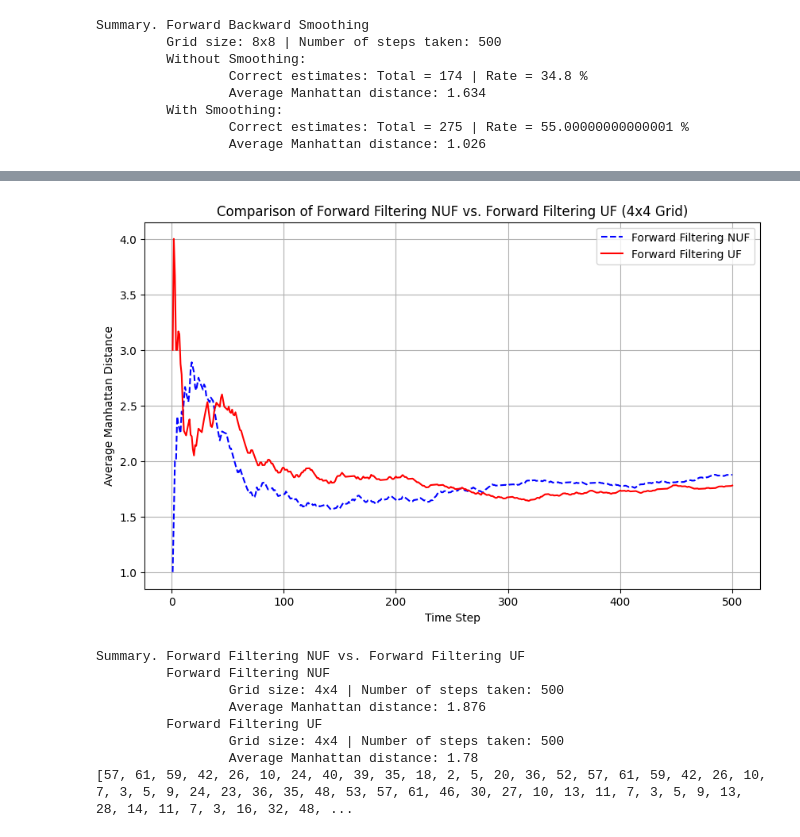
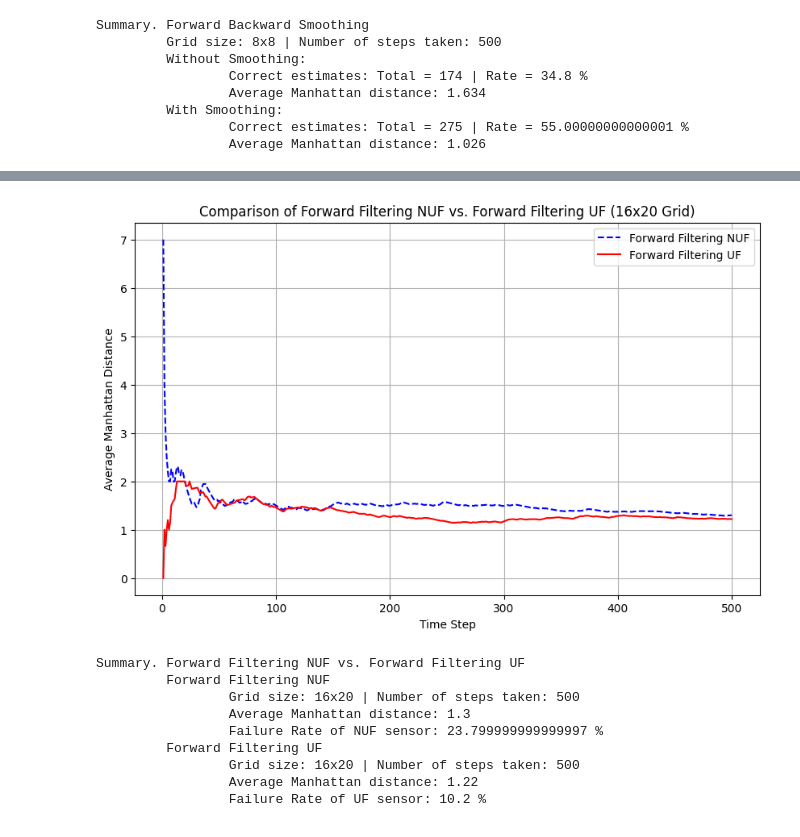
Before and after one commit to rom-va/Assignment2_HMM, a Jupyter notebook: TaskPart2_InstructionsAndCodeSkeleton.ipynb, the cells around one changed output, grey strips where cells are left out. Saved outputs shown, nothing was run; the diff lists cells and outputs as text; code cells hidden in the pictures.

Commit message:
Final changes to plots.

```diff
--- a/TaskPart2_InstructionsAndCodeSkeleton.ipynb
+++ b/TaskPart2_InstructionsAndCodeSkeleton.ipynb
@@ -405,10 +524,11 @@ Summary. Forward Filtering vs. Sensor
 # %%
-# Forward Filtering with NUF against Forward Filtering with UF (on 4x4)
+# Forward Filtering with NUF against Forward Filtering with UF (on 16x20)
 number_steps = 500
 
 # Set up: Models
-grid_size = 4
-sm = StateModel(grid_size, grid_size)
+grid_size_m = 16
+grid_size_n = 20
+sm = StateModel(grid_size_m, grid_size_n)
 tm = TransitionModel(sm)
 om_NUF = ObservationModel_NUF.ObservationModel(sm)
 om_UF = ObservationModel_UF.ObservationModelUF(sm)
@@ -443,6 +563,9 @@ time_steps = np.arange(1, number_steps + 1)
 nuf_sum_manhattan_d = 0
 uf_sum_manhattan_d = 0
 
+nuf_failure_counter = 0
+uf_failure_counter = 0
+
 # Forward Filtering Loop
 for i in range(1, number_steps + 1):
     true_states.append(rs.move_once(tm))
@@ -468,43 +591,53 @@ for i in range(1, number_steps + 1):
     nuf_eX, nuf_eY = nuf_guess[i]
     uf_eX, uf_eY = uf_guess[i]
 
+    # Update failure counters
+    if nuf_sense[i] == None:
+        nuf_failure_counter = nuf_failure_counter + 1
+
+    if uf_sense[i] == None:
+        uf_failure_counter = uf_failure_counter + 1
+
     # Store values
     nuf_error = abs(tsX-nuf_eX)+abs(tsY-nuf_eY)
     nuf_sum_manhattan_d = nuf_sum_manhattan_d + nuf_error
     nuf_avg_distance[i-1] = nuf_sum_manhattan_d/i
 
     uf_error = abs(tsX-uf_eX)+abs(tsY-uf_eY)
     uf_sum_manhattan_d = uf_sum_manhattan_d + uf_error
     uf_avg_distance[i-1] = uf_sum_manhattan_d/i
 
 # Plot
 plt.figure(figsize=(10, 6))
 plt.plot(time_steps, nuf_avg_distance, label="Forward Filtering NUF", linestyle="--", color="blue")
 plt.plot(time_steps, uf_avg_distance, label="Forward Filtering UF", linestyle="-", color="red")
 
 plt.xlabel("Time Step")
 plt.ylabel("Average Manhattan Distance")
-plt.title("Comparison of Forward Filtering NUF vs. Forward Filtering UF (4x4 Grid)")
+plt.title("Comparison of Forward Filtering NUF vs. Forward Filtering UF (16x20 Grid)")
 plt.legend()
 plt.grid()
 plt.show()
 
 # Summary
 print("Summary. Forward Filtering NUF vs. Forward Filtering UF")
 print("\t Forward Filtering NUF")
-print("\t \t Grid size: " + str(grid_size) + "x" + str(grid_size) + " | Number of steps taken: " + str(number_steps))
+print("\t \t Grid size: " + str(grid_size_m) + "x" + str(grid_size_n) + " | Number of steps taken: " + str(number_steps))
 print("\t \t Average Manhattan distance: " + str(nuf_avg_distance[number_steps-1]))
+print("\t \t Failure Rate of NUF sensor: " + str(nuf_failure_counter/number_steps * 100) + " %")
 print("\t Forward Filtering UF")
-print("\t \t Grid size: " + str(grid_size) + "x" + str(grid_size) + " | Number of steps taken: " + str(number_steps))
+print("\t \t Grid size: " + str(grid_size_m) + "x" + str(grid_size_n) + " | Number of steps taken: " + str(number_steps))
 print("\t \t Average Manhattan distance: " + str(uf_avg_distance[number_steps-1]))
+print("\t \t Failure Rate of UF sensor: " + str(uf_failure_counter/number_steps * 100) + " %")
 # %% [output]
-[figure, old version]
+[figure, new version]
 Summary. Forward Filtering NUF vs. Forward Filtering UF
          Forward Filtering NUF
-                 Grid size: 4x4 | Number of steps taken: 500
-                 Average Manhattan distance: 1.876
+                 Grid size: 16x20 | Number of steps taken: 500
+                 Average Manhattan distance: 1.3
+                 Failure Rate of NUF sensor: 23.799999999999997 %
          Forward Filtering UF
-                 Grid size: 4x4 | Number of steps taken: 500
-                 Average Manhattan distance: 1.78
-[57, 61, 59, 42, 26, 10, 24, 40, 39, 35, 18, 2, 5, 20, 36, 52, 57, 61, 59, 42, 26, 10, 7, 3, 5, 9, 24, 23, 36, 35, 48, 53, 57, 61, 46, 30, 27, 10, 13, 11, 7, 3, 5, 9, 13, 28, 14, 11, 7, 3, 16, 32, 48, ...
+                 Grid size: 16x20 | Number of steps taken: 500
+                 Average Manhattan distance: 1.22
+                 Failure Rate of UF sensor: 10.2 %
 # %%
```
Also changed, not shown: parts of 4 cells of this notebook.
